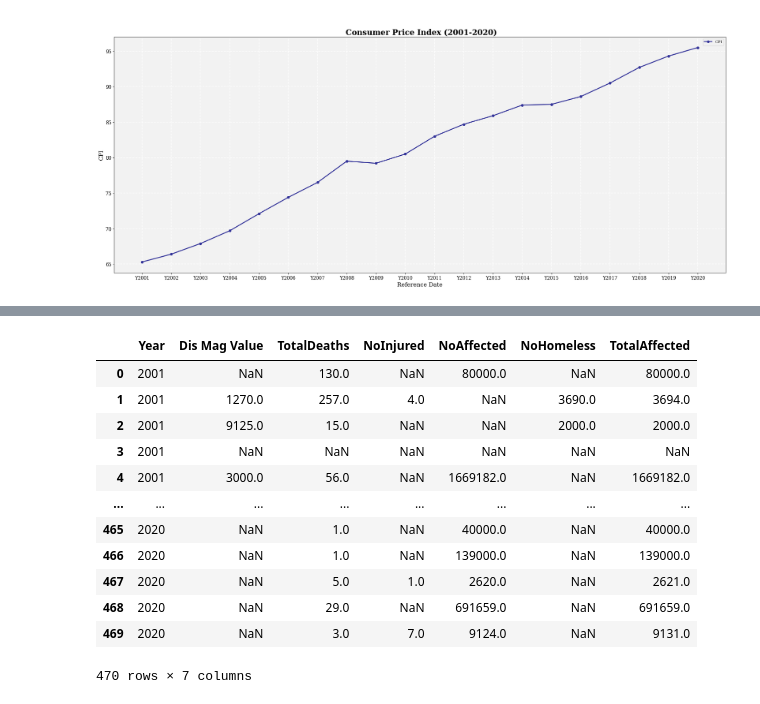
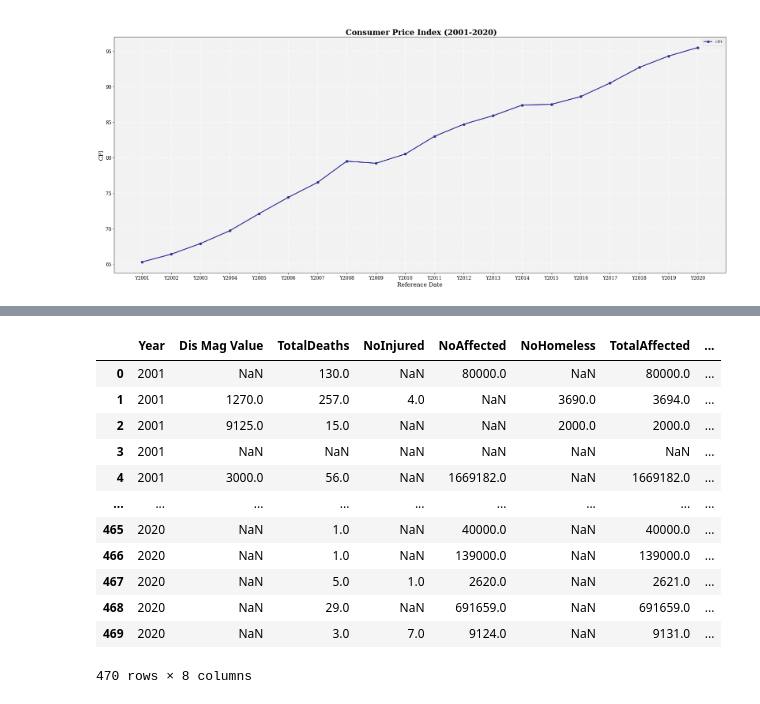
Before and after one commit to KarlAndreiCalimutan/Beta-Tech_BSIT_3207, a Jupyter notebook: Datasets_visual.ipynb, the cells around one changed output, grey strips where cells are left out. Cells and saved outputs as stored; diff of their text form; code cells hidden in the pictures.

```diff
--- a/Datasets_visual.ipynb
+++ b/Datasets_visual.ipynb
@@ -251,21 +242,21 @@ This graph here represents the CPI or the Cosumer Price Index in the past 20 yea
 # %%
-url = 'https://raw.githubusercontent.com/mushimushe/Beta-Tech_BSIT_3207/main/Data%20Visualizations/Datasets%20csv/Correlation%20matrix.csv'
+url = 'https://raw.githubusercontent.com/mushimushe/Beta-Tech_BSIT_3207/main/Data%20Visualizations/Datasets%20csv/Correlation%201.0.csv'
 df = pd.read_csv(url)
 display(df.iloc[0:])
 # %% [output]
-|  | Year | Dis Mag Value | TotalDeaths | NoInjured | NoAffected | NoHomeless | TotalAffected |
-| 0 | 2001 | NaN | 130.0 | NaN | 80000.0 | NaN | 80000.0 |
-| 1 | 2001 | 1270.0 | 257.0 | 4.0 | NaN | 3690.0 | 3694.0 |
-| 2 | 2001 | 9125.0 | 15.0 | NaN | NaN | 2000.0 | 2000.0 |
-| 3 | 2001 | NaN | NaN | NaN | NaN | NaN | NaN |
-| 4 | 2001 | 3000.0 | 56.0 | NaN | 1669182.0 | NaN | 1669182.0 |
-| ... | ... | ... | ... | ... | ... | ... | ... |
-| 465 | 2020 | NaN | 1.0 | NaN | 40000.0 | NaN | 40000.0 |
-| 466 | 2020 | NaN | 1.0 | NaN | 139000.0 | NaN | 139000.0 |
-| 467 | 2020 | NaN | 5.0 | 1.0 | 2620.0 | NaN | 2621.0 |
-| 468 | 2020 | NaN | 29.0 | NaN | 691659.0 | NaN | 691659.0 |
-| 469 | 2020 | NaN | 3.0 | 7.0 | 9124.0 | NaN | 9131.0 |
+|  | Year | Dis Mag Value | TotalDeaths | NoInjured | NoAffected | NoHomeless | TotalAffected | ... |
+| 0 | 2001 | NaN | 130.0 | NaN | 80000.0 | NaN | 80000.0 | ... |
+| 1 | 2001 | 1270.0 | 257.0 | 4.0 | NaN | 3690.0 | 3694.0 | ... |
+| 2 | 2001 | 9125.0 | 15.0 | NaN | NaN | 2000.0 | 2000.0 | ... |
+| 3 | 2001 | NaN | NaN | NaN | NaN | NaN | NaN | ... |
+| 4 | 2001 | 3000.0 | 56.0 | NaN | 1669182.0 | NaN | 1669182.0 | ... |
+| ... | ... | ... | ... | ... | ... | ... | ... | ... |
+| 465 | 2020 | NaN | 1.0 | NaN | 40000.0 | NaN | 40000.0 | ... |
+| 466 | 2020 | NaN | 1.0 | NaN | 139000.0 | NaN | 139000.0 | ... |
+| 467 | 2020 | NaN | 5.0 | 1.0 | 2620.0 | NaN | 2621.0 | ... |
+| 468 | 2020 | NaN | 29.0 | NaN | 691659.0 | NaN | 691659.0 | ... |
+| 469 | 2020 | NaN | 3.0 | 7.0 | 9124.0 | NaN | 9131.0 | ... |
-470 rows × 7 columns
+470 rows × 8 columns
 # %%
 df.describe()
 # %% [output]
```
Also changed, not shown: parts of 7 cells of this notebook.
